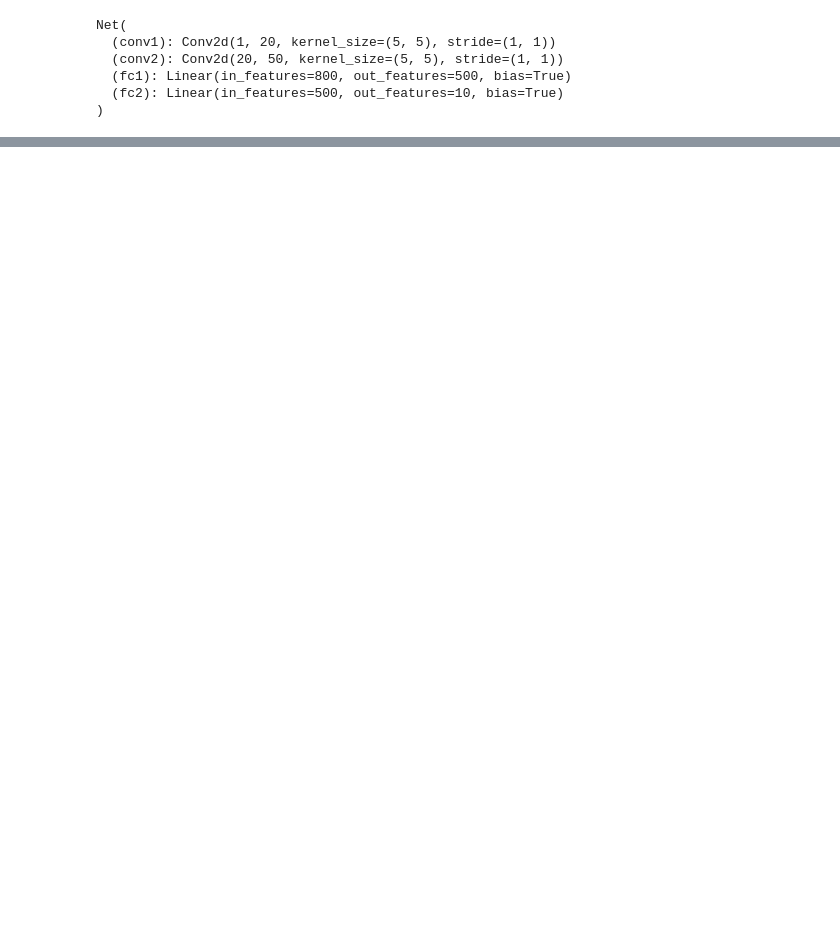
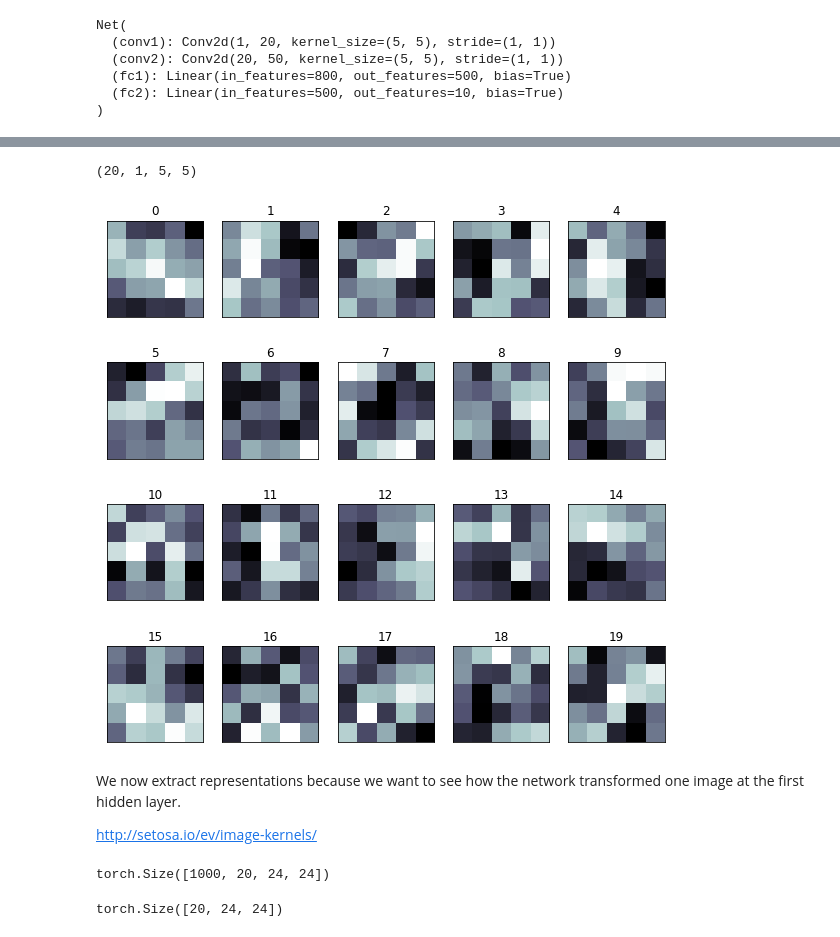
Before and after one commit to ansuini/MHPC_DL, a Jupyter notebook: day2/conv_visualization.ipynb, the cells around one changed output, grey strips where cells are left out. Drawn from its saved outputs; the diff is of its cells as text; code cells hidden in the pictures; blank space fills up the shorter version.

```diff
--- a/day2/conv_visualization.ipynb
+++ b/day2/conv_visualization.ipynb
@@ -97,0 +153,20 @@ Net(
+# %%
+lay1_filters = list(model.parameters())[0].detach().numpy()
+# %%
+lay1_filters.shape
+# %% [output]
+(20, 1, 5, 5)
+# %%
+fig=plt.figure(figsize=(10,10))
+for i in range(20):
+    plt.subplot(4,5,i+1)
+    plt.imshow(np.squeeze(lay1_filters[i]),cmap='bone')
+    plt.title(i)
+    plt.xticks([])
+    plt.yticks([])
+# %% [output]
+[figure, added]
+# %% [markdown]
+We now extract representations because we want to see how the network transformed one image at the first hidden layer.
+
+http://setosa.io/ev/image-kernels/
@@ -97,0 +175,8 @@ Net(
+# %%
+conv1.shape
+# %% [output]
+torch.Size([1000, 20, 24, 24])
+# %%
+conv1[0].shape
+# %% [output]
+torch.Size([20, 24, 24])
```
Also changed, not shown: parts of 17 cells of this notebook, 9 other files.
